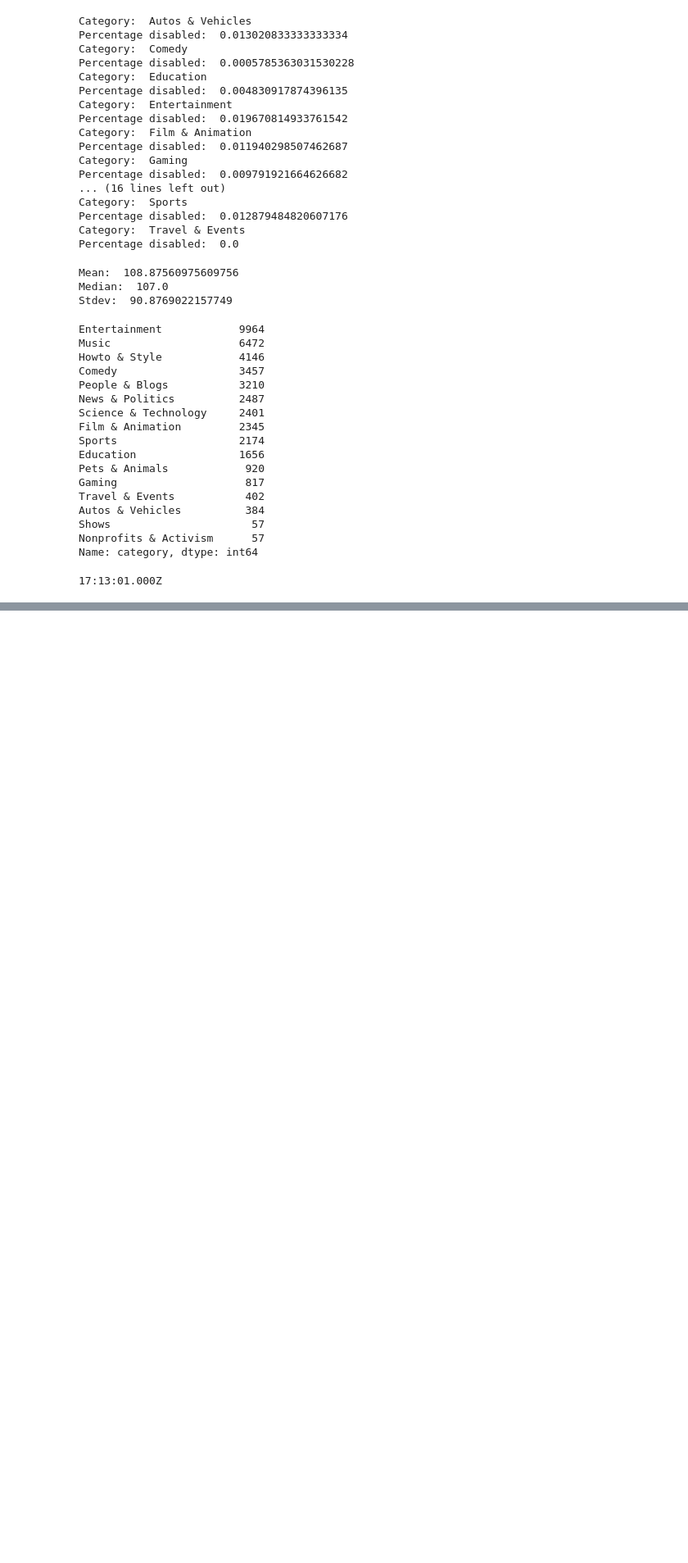
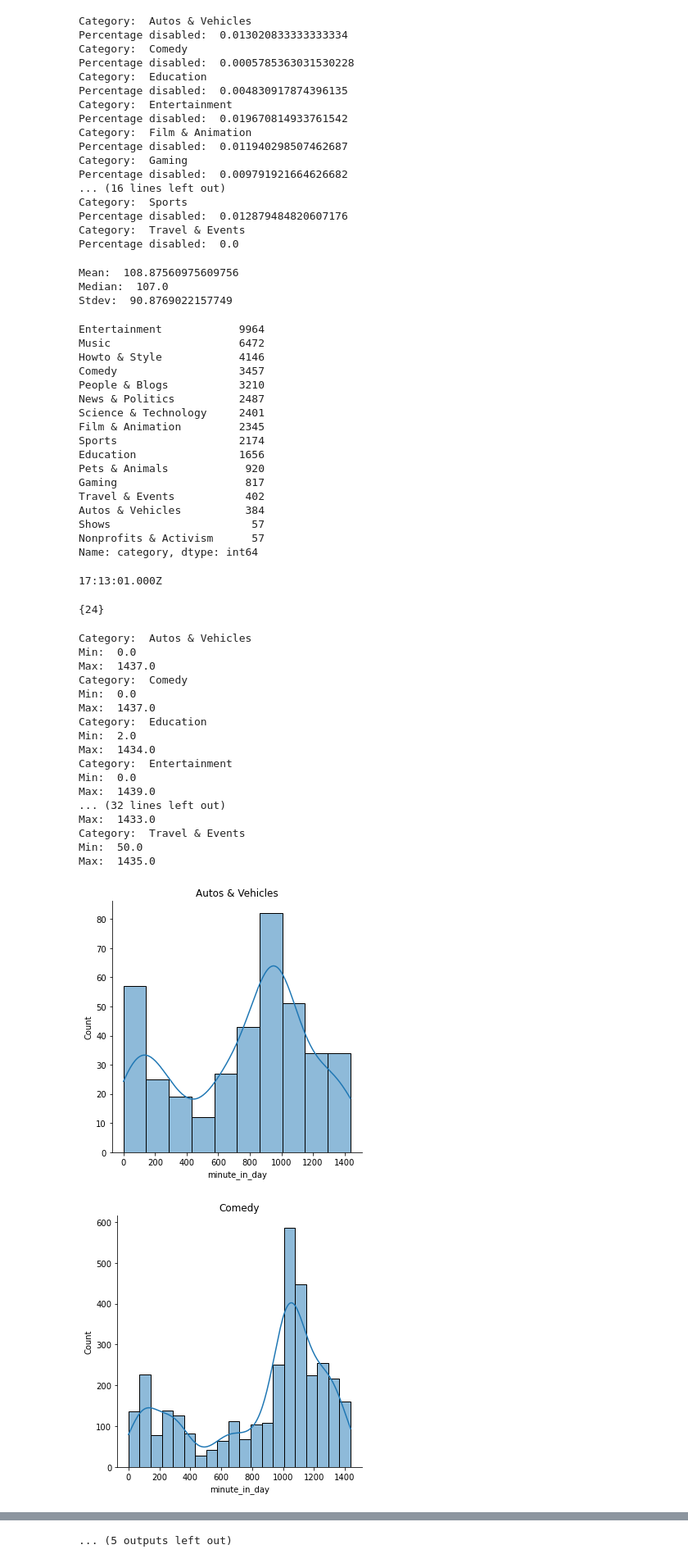
Before and after one commit to BetzabethN/MenonLabs-Spring-2021---Buddy-Challenge, a Jupyter notebook: Initial_v2.ipynb, the cells around one changed output, grey strips where cells are left out. Shown at 82% size. Drawn from its saved outputs; the diff is of its cells as text; code cells hidden in the pictures; blank space fills up the shorter version.

Commit message:
Add time and dislikes analysis

```diff
--- a/Initial_v2.ipynb
+++ b/Initial_v2.ipynb
@@ -193,0 +192,43 @@ for i, row in USvideo.iterrows():
+# %%
+len_times = []
+
+for i, row in USvideo.iterrows():
+    len_times.append(len(USvideo.at[i, 'publish_time']))
+
+print(set(len_times))
+# %% [output]
+{24}
+# %%
+for i, row in USvideo.iterrows():
+    hour = int(USvideo.at[i, 'publish_time'][11:13])
+    minute = int(USvideo.at[i, 'publish_time'][14:16])
+    USvideo.at[i, 'minute_in_day'] = (hour*60)+minute
+# %%
+import time
+
+for category, cat_vals in USvideo.groupby('category'):
+    print("Category: ", category)
+    print("Min: ", np.min(cat_vals['minute_in_day']))
+    print("Max: ", np.max(cat_vals['minute_in_day']))
+    sns.displot(cat_vals['minute_in_day'], kde=True)
+    plt.title(category)
+# %% [output]
+Category:  Autos & Vehicles
+Min:  0.0
+Max:  1437.0
+Category:  Comedy
+Min:  0.0
+Max:  1437.0
+Category:  Education
+Min:  2.0
+Max:  1434.0
+Category:  Entertainment
+Min:  0.0
+Max:  1439.0
+... (32 lines left out)
+Max:  1433.0
+Category:  Travel & Events
+Min:  50.0
+Max:  1435.0
+[figure, added]
+[figure, added]
@@ -193,0 +244 @@ for i, row in USvideo.iterrows():
+... (5 outputs left out)
```
Also changed, not shown: parts of 6 cells of this notebook.
